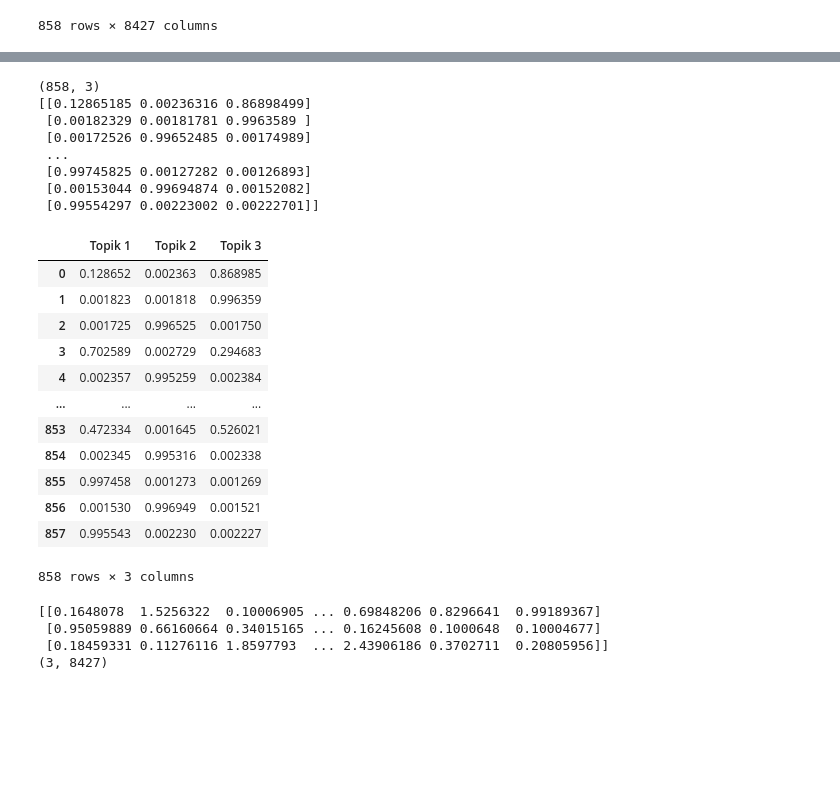
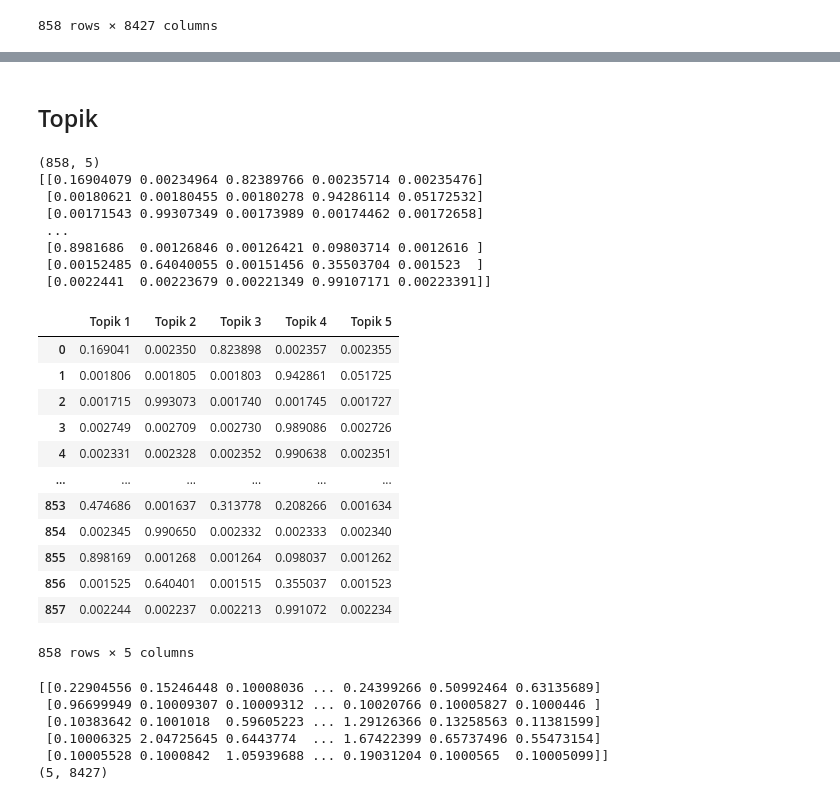
Before and after one commit to Faridghozali/ppw, a Jupyter notebook: _sources/tugas-ppw/Tugas3.ipynb, the cells around one changed output, grey strips where cells are left out. Saved outputs shown, nothing was run; the diff lists cells and outputs as text; code cells hidden in the pictures; blank space fills up the shorter version.

```diff
--- a/_sources/tugas-ppw/Tugas3.ipynb
+++ b/_sources/tugas-ppw/Tugas3.ipynb
@@ -31,7 +31,7 @@ Mounted at /content/drive
 import pandas as pd
 from sklearn.decomposition import LatentDirichletAllocation
 # %%
-df_tf = pd.read_excel("/content/drive/MyDrive/ppw/tugas/Data/term_frequency_df.xlsx")
+df_tf = pd.read_excel("/content/drive/MyDrive/ppw/tugas/Data/df_tf.xlsx")
 df_tf
 # %% [output]
 |  | aalysis | aam | abad | abadi | ability | abjad | absensi | absolut | absolute | abstract | ... | ... |
@@ -59,44 +157,48 @@ n_components=3,  topic_word_prior=0.1, doc_topic_prior=0.2
+# %% [markdown]
+## Topik
 # %%
-lda = LatentDirichletAllocation(n_components=3, doc_topic_prior=0.2, topic_word_prior=0.1,random_state=42,max_iter=1)
+lda = LatentDirichletAllocation(n_components=5, doc_topic_prior=0.2, topic_word_prior=0.1,random_state=42,max_iter=1)
 lda_top=lda.fit_transform(df_tf)
 # %%
 print(lda_top.shape)  # (no_of_doc,no_of_topics)
 print(lda_top)
 # %% [output]
-(858, 3)
-[[0.12865185 0.00236316 0.86898499]
- [0.00182329 0.00181781 0.9963589 ]
- [0.00172526 0.99652485 0.00174989]
+(858, 5)
+[[0.16904079 0.00234964 0.82389766 0.00235714 0.00235476]
+ [0.00180621 0.00180455 0.00180278 0.94286114 0.05172532]
+ [0.00171543 0.99307349 0.00173989 0.00174462 0.00172658]
  ...
- [0.99745825 0.00127282 0.00126893]
- [0.00153044 0.99694874 0.00152082]
- [0.99554297 0.00223002 0.00222701]]
+ [0.8981686  0.00126846 0.00126421 0.09803714 0.0012616 ]
+ [0.00152485 0.64040055 0.00151456 0.35503704 0.001523  ]
+ [0.0022441  0.00223679 0.00221349 0.99107171 0.00223391]]
 # %%
 #bobot setiap topik terhadap dokumen
-bobot = pd.DataFrame(lda_top, columns=['Topik 1','Topik 2','Topik 3'])
+bobot = pd.DataFrame(lda_top, columns=['Topik 1','Topik 2','Topik 3','Topik 4','Topik 5'])
 bobot
 # %% [output]
-|  | Topik 1 | Topik 2 | Topik 3 |
-| 0 | 0.128652 | 0.002363 | 0.868985 |
-| 1 | 0.001823 | 0.001818 | 0.996359 |
-| 2 | 0.001725 | 0.996525 | 0.001750 |
-| 3 | 0.702589 | 0.002729 | 0.294683 |
-| 4 | 0.002357 | 0.995259 | 0.002384 |
-| ... | ... | ... | ... |
-| 853 | 0.472334 | 0.001645 | 0.526021 |
-| 854 | 0.002345 | 0.995316 | 0.002338 |
-| 855 | 0.997458 | 0.001273 | 0.001269 |
-| 856 | 0.001530 | 0.996949 | 0.001521 |
-| 857 | 0.995543 | 0.002230 | 0.002227 |
+|  | Topik 1 | Topik 2 | Topik 3 | Topik 4 | Topik 5 |
+| 0 | 0.169041 | 0.002350 | 0.823898 | 0.002357 | 0.002355 |
+| 1 | 0.001806 | 0.001805 | 0.001803 | 0.942861 | 0.051725 |
+| 2 | 0.001715 | 0.993073 | 0.001740 | 0.001745 | 0.001727 |
+| 3 | 0.002749 | 0.002709 | 0.002730 | 0.989086 | 0.002726 |
+| 4 | 0.002331 | 0.002328 | 0.002352 | 0.990638 | 0.002351 |
+| ... | ... | ... | ... | ... | ... |
+| 853 | 0.474686 | 0.001637 | 0.313778 | 0.208266 | 0.001634 |
+| 854 | 0.002345 | 0.990650 | 0.002332 | 0.002333 | 0.002340 |
+| 855 | 0.898169 | 0.001268 | 0.001264 | 0.098037 | 0.001262 |
+| 856 | 0.001525 | 0.640401 | 0.001515 | 0.355037 | 0.001523 |
+| 857 | 0.002244 | 0.002237 | 0.002213 | 0.991072 | 0.002234 |
-858 rows × 3 columns
+858 rows × 5 columns
 # %%
 print(lda.components_)
 print(lda.components_.shape)  # (no_of_topics*no_of_words)
 # %% [output]
-[[0.1648078  1.5256322  0.10006905 ... 0.69848206 0.8296641  0.99189367]
- [0.95059889 0.66160664 0.34015165 ... 0.16245608 0.1000648  0.10004677]
- [0.18459331 0.11276116 1.8597793  ... 2.43906186 0.3702711  0.20805956]]
-(3, 8427)
+[[0.22904556 0.15246448 0.10008036 ... 0.24399266 0.50992464 0.63135689]
+ [0.96699949 0.10009307 0.10009312 ... 0.10020766 0.10005827 0.1000446 ]
+ [0.10383642 0.1001018  0.59605223 ... 1.29126366 0.13258563 0.11381599]
+ [0.10006325 2.04725645 0.6443774  ... 1.67422399 0.65737496 0.55473154]
+ [0.10005528 0.1000842  1.05939688 ... 0.19031204 0.1000565  0.10005099]]
+(5, 8427)
 # %%
 #bobot setiap kata terhadap topik
 label=[]
```
Also changed, not shown: parts of 14 cells of this notebook, 11 other files.
